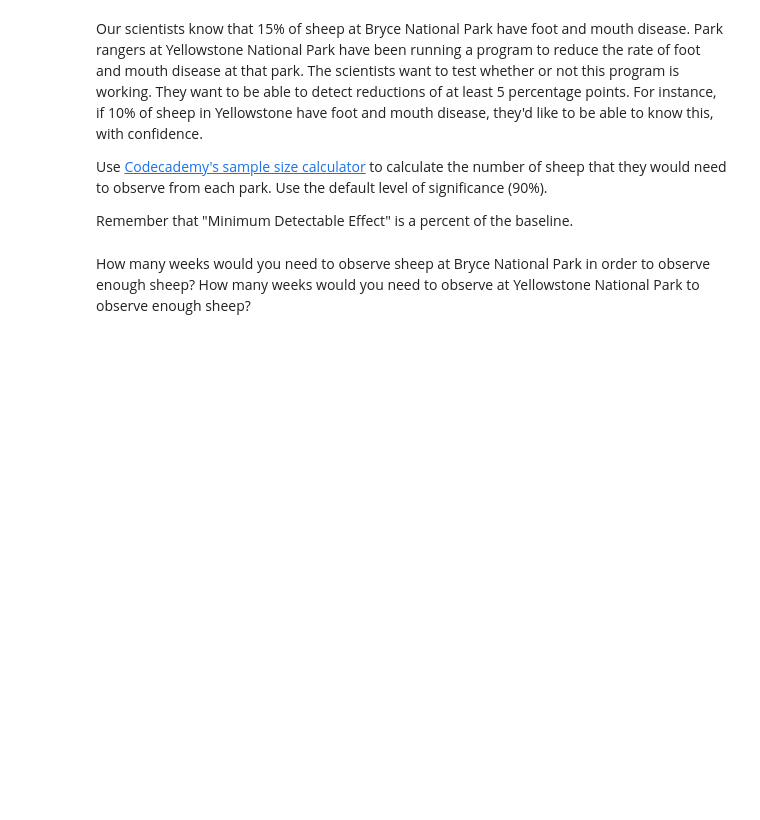
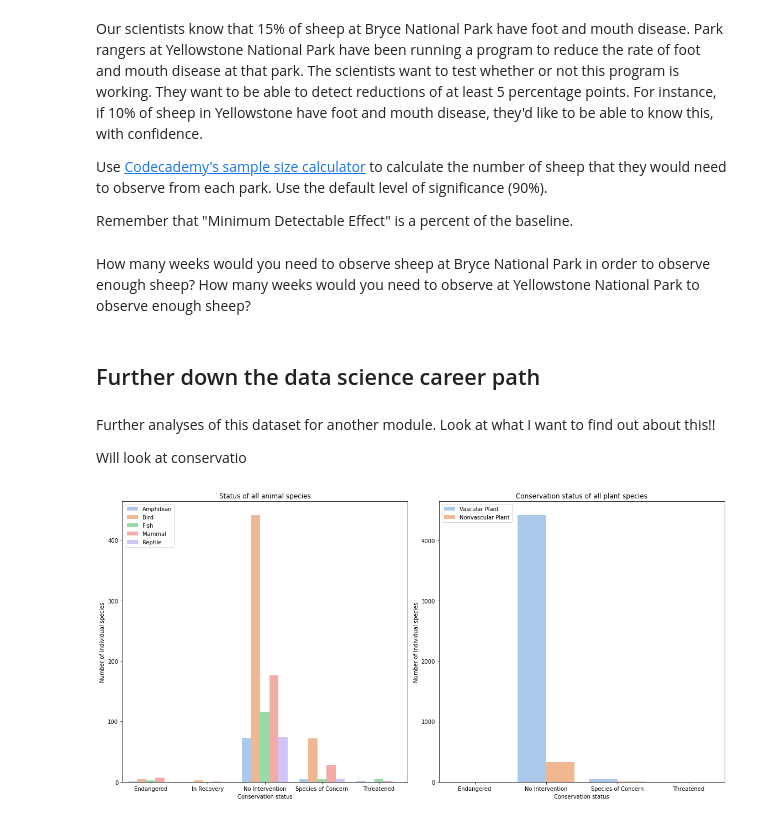
Before and after one commit to llcollett/codecademy-python, a Jupyter notebook: biodiversity/biodiversity.ipynb, the cells around one changed output. Drawn from its saved outputs; the diff is of its cells as text; code cells hidden in the pictures; blank space fills up the shorter version.

```diff
--- a/biodiversity/biodiversity.ipynb
+++ b/biodiversity/biodiversity.ipynb
@@ -362,3 +348,34 @@ How many weeks would you need to observe sheep at Bryce National Park in order t
 # %%
 bryce_weeks = round(sample_size / 250)
 yellowstone_weeks = round(sample_size / 507)
+# %% [markdown]
+## Further down the data science career path
+# %% [markdown]
+Further analyses of this dataset for another module. Look at what I want to find out about this!!
+
+Will look at conservatio
+# %%
+animals = species[(species.category != 'Vascular Plant') & (species.category != 'Nonvascular Plant')]
+animals_sum = animals.groupby(['conservation_status', 'category']).common_names.count().reset_index()
+plants = species[(species.category == 'Vascular Plant') | (species.category == 'Nonvascular Plant')]
+plants_sum = plants.groupby(['conservation_status', 'category']).common_names.count().reset_index()
+# %%
+plt.figure(figsize = (16, 8))
+plt.subplot(1, 2, 1)
+sns.barplot(data = animals_sum, x = 'conservation_status', y = 'common_names', hue = 'category', palette = 'pastel')
+plt.legend(loc = 2)
+plt.xlabel("Conservation status")
+plt.ylabel("Number of individual species")
+plt.title("Status of all animal species")
+
+plt.subplot(1, 2, 2)
+sns.barplot(data = plants_sum, x = 'conservation_status', y = 'common_names', hue = 'category', palette = 'pastel')
+plt.legend(loc = 2)
+plt.xlabel("Conservation status")
+plt.ylabel("Number of individual species")
+plt.title("Conservation status of all plant species")
+
+plt.tight_layout()
+plt.show()
+# %% [output]
+[figure, added]
```
Also changed, not shown: parts of 2 cells of this notebook.
